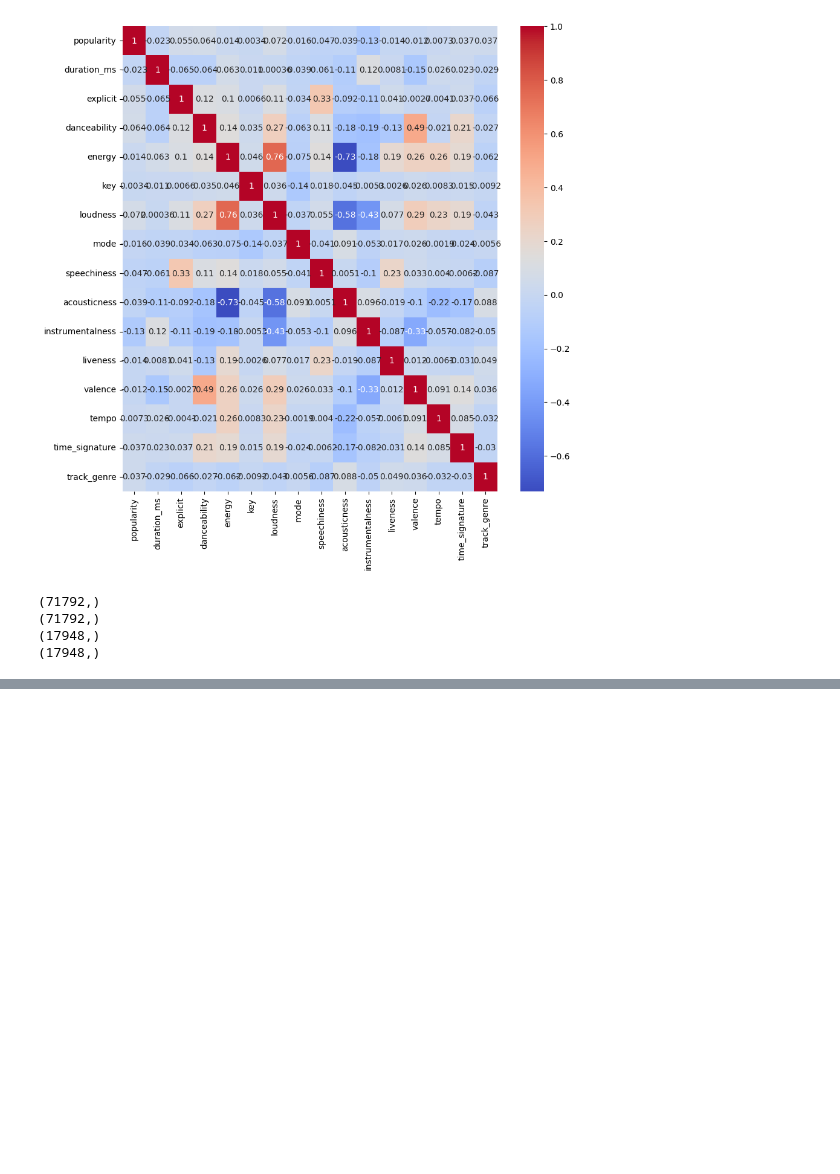
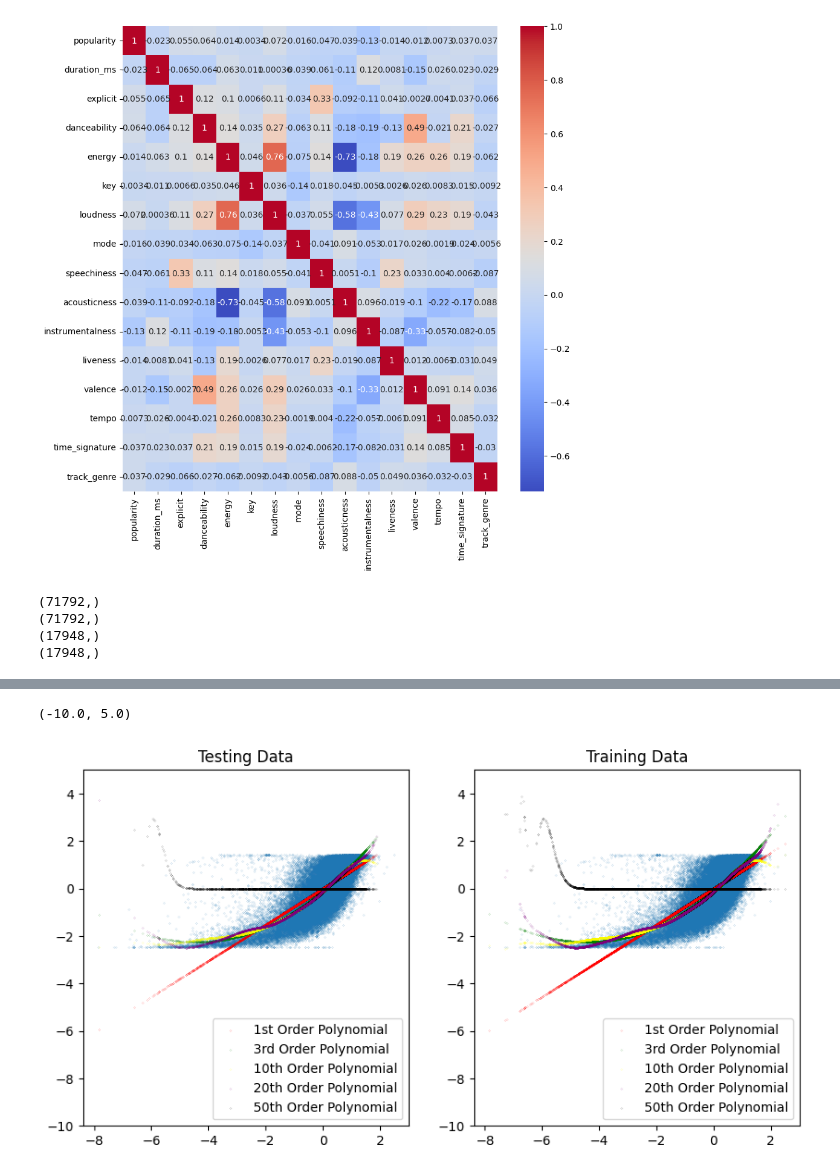
Before and after one commit to hiranjaya/COM-SCI-M148-Final-Project, a Jupyter notebook: COM_SCI_M148_Final_Project_Check_In_2.ipynb, the cells around one changed output, grey strips where cells are left out. Saved outputs shown, nothing was run; the diff lists cells and outputs as text; code cells hidden in the pictures; blank space fills up the shorter version.

```diff
--- a/COM_SCI_M148_Final_Project_Check_In_2.ipynb
+++ b/COM_SCI_M148_Final_Project_Check_In_2.ipynb
@@ -134,0 +173,34 @@ for data in regression_data:
+# %%
+ridge = Ridge()
+
+polynomial_orders = [(1, "1st"), (3, "3rd"), (10, "10th"), (20, "20th"), (50, "50th")]
+colors = ['red', 'green', 'yellow', 'purple', 'black']
+fig, ax = plt.subplots(1,2,figsize=(10,5))
+ax[0].scatter(x_train, y_train, s=0.01)
+ax[1].scatter(x_train, y_train, s=0.01)
+
+ridge_regression_data = []
+
+for ind,i in enumerate(polynomial_orders):
+    poly = PolynomialFeatures(degree=i[0], include_bias=False)
+    poly_features_train = poly.fit_transform(x_train.reshape(-1,1))
+    poly_features_test = poly.fit_transform(x_test.reshape(-1,1))
+    ridge.fit(poly_features_train, y_train)
+
+    energy_predicted_test = ridge.predict(poly_features_test)
+    energy_predicted_train = ridge.predict(poly_features_train)
+
+    ax[0].scatter(x_test, energy_predicted_test, c=colors[ind], label=f"{i[1]} Order Polynomial", s=0.01)
+    ax[1].scatter(x_train, energy_predicted_train, c=colors[ind], label=f"{i[1]} Order Polynomial", s=0.01)
+    ridge_regression_data.append([i,energy_predicted_train, energy_predicted_test])
+
+# Both graphs have a scatterplot of the training data underneath the regression curves
+ax[0].legend()
+ax[1].legend()
+ax[0].set_title("Testing Data")
+ax[1].set_title("Training Data")
+ax[0].set_ylim(-10,5)
+ax[1].set_ylim(-10,5)
+# %% [output]
+(-10.0, 5.0)
+[figure, added]
```
Also changed, not shown: parts of 8 cells of this notebook.
